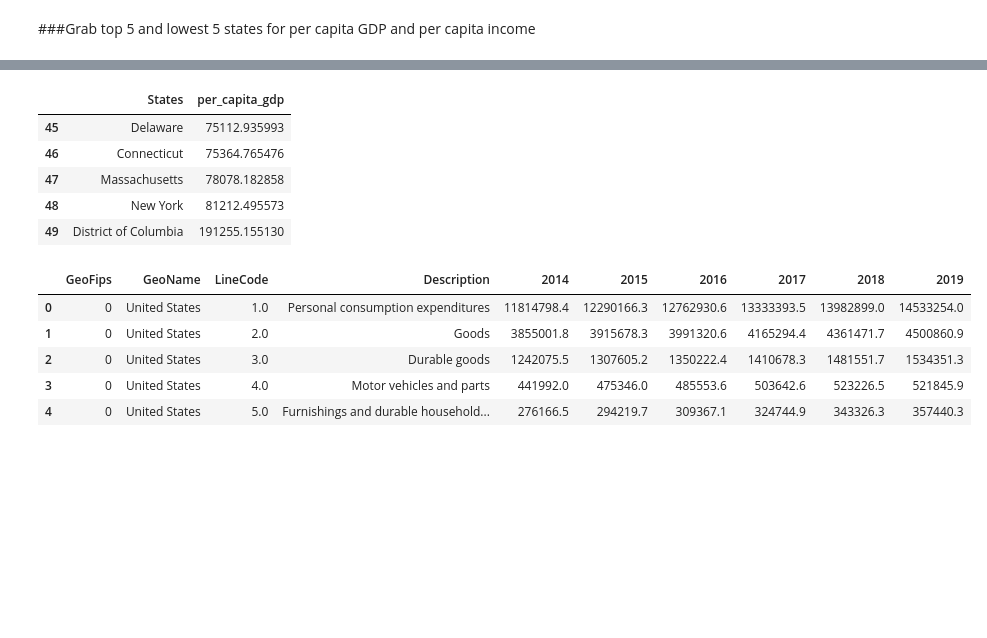
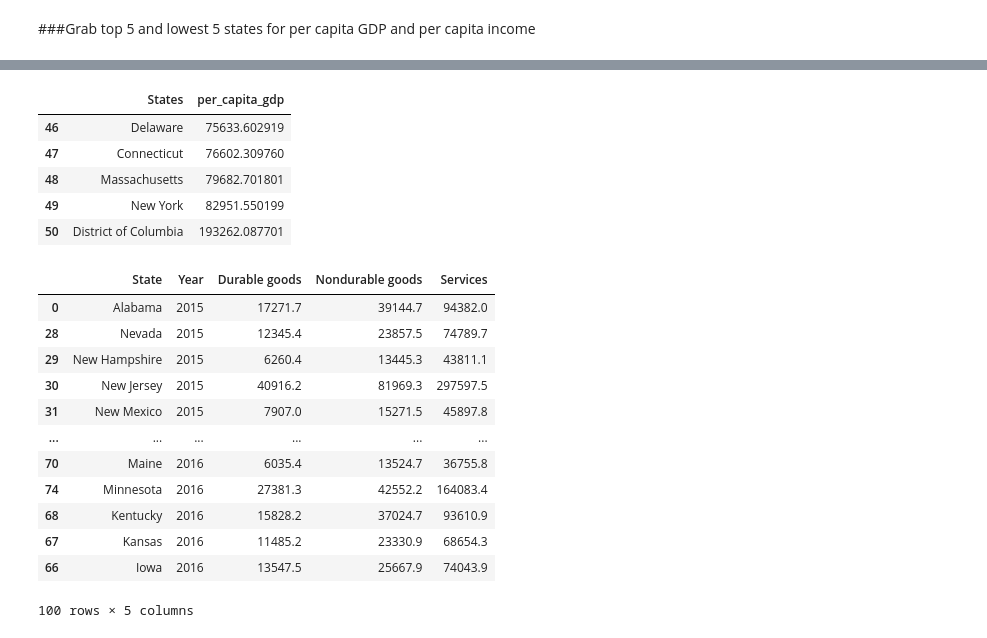
Before and after one commit to jrulloa/project-one, a Jupyter notebook: Master Notebook.ipynb, the cells around one changed output, grey strips where cells are left out. Saved outputs shown, nothing was run; the diff lists cells and outputs as text; code cells hidden in the pictures; blank space fills up the shorter version.

```diff
--- a/Master Notebook.ipynb
+++ b/Master Notebook.ipynb
@@ -6,7 +6,8 @@ import pandas as pd
 population_filepath = "Resources/Population.csv"
 income_filepath = "Resources/personal_income (USD).csv"
 gdp_filepath = "Resources/GDP_USD.csv"
-expenditure_filepath = "Resources/spending_per_category.csv"
+expenditure_filepath = "Resources/spending_per_category_by_year.csv"
+gas_filepath = "Resources/gas.csv"
 # %%
 population_df = pd.read_csv(population_filepath)
 # population_df.head()
@@ -318,20 +338,28 @@ bottom_gdp
 # %%
-top_gdp = sorted_gdp.iloc[45:]
+top_gdp = sorted_gdp.iloc[46:]
 top_gdp
 # %% [output]
 |  | States | per_capita_gdp |
-| 45 | Delaware | 75112.935993 |
-| 46 | Connecticut | 75364.765476 |
-| 47 | Massachusetts | 78078.182858 |
-| 48 | New York | 81212.495573 |
-| 49 | District of Columbia | 191255.155130 |
+| 46 | Delaware | 75633.602919 |
+| 47 | Connecticut | 76602.309760 |
+| 48 | Massachusetts | 79682.701801 |
+| 49 | New York | 82951.550199 |
+| 50 | District of Columbia | 193262.087701 |
 # %%
 expenditure_df = pd.read_csv(expenditure_filepath)
-expenditure_df.head()
+expenditure_df= expenditure_df.sort_values('Year', ascending=True)
+expenditure_df.head(100)
 # %% [output]
-|  | GeoFips | GeoName | LineCode | Description | 2014 | 2015 | 2016 | 2017 | 2018 | 2019 |
-| 0 | 0 | United States | 1.0 | Personal consumption expenditures | 11814798.4 | 12290166.3 | 12762930.6 | 13333393.5 | 13982899.0 | 14533254.0 |
-| 1 | 0 | United States | 2.0 | Goods | 3855001.8 | 3915678.3 | 3991320.6 | 4165294.4 | 4361471.7 | 4500860.9 |
-| 2 | 0 | United States | 3.0 | Durable goods | 1242075.5 | 1307605.2 | 1350222.4 | 1410678.3 | 1481551.7 | 1534351.3 |
-| 3 | 0 | United States | 4.0 | Motor vehicles and parts | 441992.0 | 475346.0 | 485553.6 | 503642.6 | 523226.5 | 521845.9 |
-| 4 | 0 | United States | 5.0 | Furnishings and durable household... | 276166.5 | 294219.7 | 309367.1 | 324744.9 | 343326.3 | 357440.3 |
+|  | State | Year | Durable goods | Nondurable goods | Services |
+| 0 | Alabama | 2015 | 17271.7 | 39144.7 | 94382.0 |
+| 28 | Nevada | 2015 | 12345.4 | 23857.5 | 74789.7 |
+| 29 | New Hampshire | 2015 | 6260.4 | 13445.3 | 43811.1 |
+| 30 | New Jersey | 2015 | 40916.2 | 81969.3 | 297597.5 |
+| 31 | New Mexico | 2015 | 7907.0 | 15271.5 | 45897.8 |
+| ... | ... | ... | ... | ... | ... |
+| 70 | Maine | 2016 | 6035.4 | 13524.7 | 36755.8 |
+| 74 | Minnesota | 2016 | 27381.3 | 42552.2 | 164083.4 |
+| 68 | Kentucky | 2016 | 15828.2 | 37024.7 | 93610.9 |
+| 67 | Kansas | 2016 | 11485.2 | 23330.9 | 68654.3 |
+| 66 | Iowa | 2016 | 13547.5 | 25667.9 | 74043.9 |
+100 rows × 5 columns
```
Also changed, not shown: parts of 26 cells of this notebook, 3 other files.
